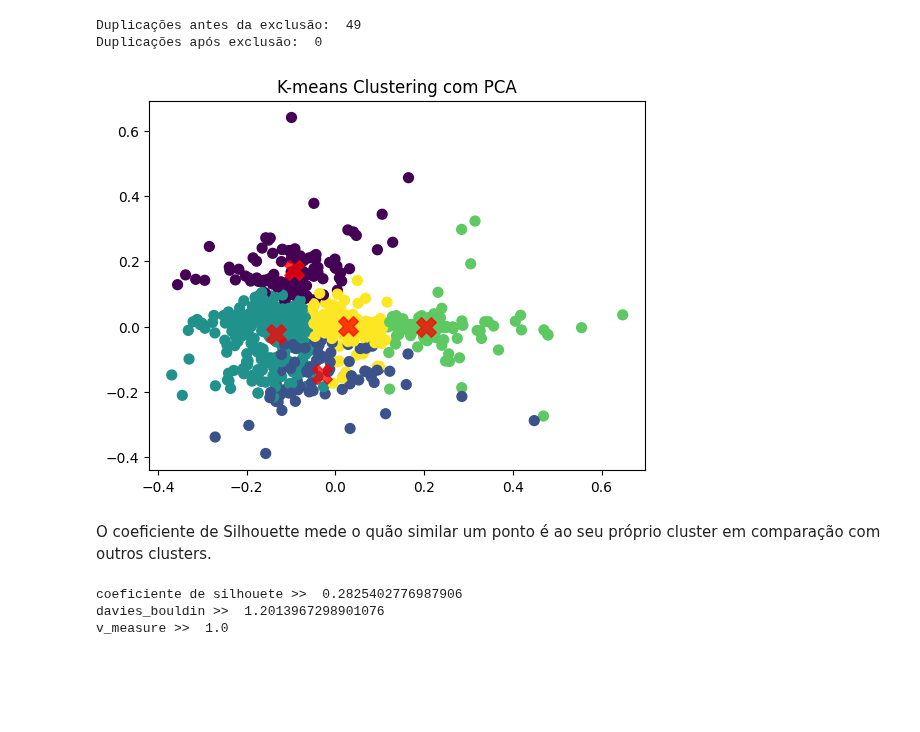
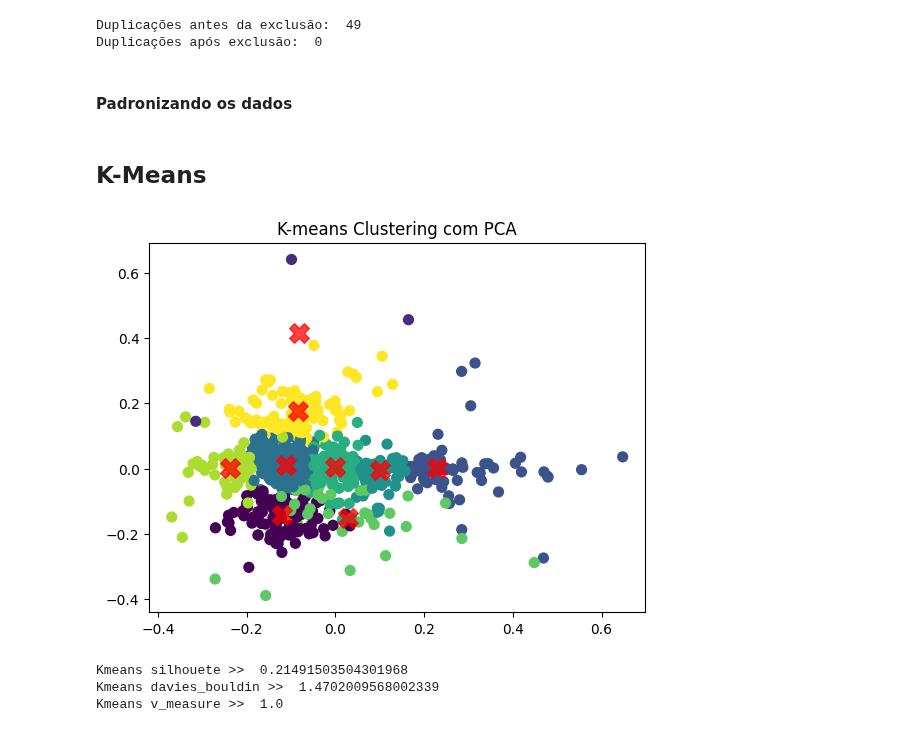
Before and after one commit to lucasousa/classifiers-learning, a Jupyter notebook: clustering.ipynb, the cells around one changed output. Saved outputs shown, nothing was run; the diff lists cells and outputs as text; code cells hidden in the pictures; blank space fills up the shorter version.

Commit message:
add clustering algorithms to compare

```diff
--- a/clustering.ipynb
+++ b/clustering.ipynb
@@ -54,7 +56,7 @@ dataset = dataset.drop('Diagnosis', axis=1)
 def euclidean_distance(point1, point2):
     return sum((p1 - p2) ** 2 for p1, p2 in zip(point1, point2)) ** 0.5
 # %%
-def kmeans(df, k, max_iterations=10):
+def kmeans(df, k, max_iterations=1000):
     points = df.values.tolist()
     centroids = random.sample(points, k)
 
@@ -87,3 +89,5 @@ def predict(new_points, centroids):
         distances = [euclidean_distance(point, centroid) for centroid in centroids]
         predictions.append(distances.index(min(distances)))
     return predictions
+# %% [markdown]
+#### Padronizando os dados
@@ -90,33 +98,26 @@ def predict(new_points, centroids):
+# %% [markdown]
+## K-Means
 # %%
-mm = MinMaxScaler()
-df_to_kmeans=mm.fit_transform(dataset)
-dataset = pd.DataFrame(df_to_kmeans,columns=dataset.columns )
-
-k = 5
+k = 9
 centroids, labels = kmeans(dataset, k)
 y_kmeans = predict(dataset.values.tolist(), centroids)
 
 pca = PCA(n_components=2)
 df_pca = pca.fit_transform(dataset)
 plt.scatter(df_pca[:, 0], df_pca[:, 1], c=y_kmeans, s=50, cmap='viridis')
 centers = pca.transform(centroids)
 plt.scatter(centers[:, 0], centers[:, 1], c='red', s=200, alpha=0.75, marker='X')
-# plt.xlabel('Componente 1')
-# plt.ylabel('Componene 2')
 plt.title('K-means Clustering com PCA')
 plt.show()
+
+coeficiente_silhueta = silhouette_score(dataset, labels)
+davies_bouldin = davies_bouldin_score(dataset, labels)
+v_measure = v_measure_score(labels, y_kmeans)
+print("Kmeans silhouete >> ", coeficiente_silhueta)
+print("Kmeans davies_bouldin >> ", davies_bouldin)
+print("Kmeans v_measure >> ", v_measure)
 # %% [output]
-[figure, old version]
+[figure, new version]
+Kmeans silhouete >>  0.21491503504301968
+Kmeans davies_bouldin >>  1.4702009568002339
+Kmeans v_measure >>  1.0
-# %% [markdown]
-O coeficiente de Silhouette mede o quão similar um ponto é ao seu próprio cluster em comparação com outros clusters.
-# %%
-coeficiente_silhueta = silhouette_score(dataset, labels)
-davies_bouldin = davies_bouldin_score(dataset, labels)
-v_measure = v_measure_score(labels, y_kmeans)
-print("coeficiente de silhouete >> ", coeficiente_silhueta)
-print("davies_bouldin >> ", davies_bouldin)
-print("v_measure >> ", v_measure)
-# %% [output]
-coeficiente de silhouete >>  0.2825402776987906
-davies_bouldin >>  1.2013967298901076
-v_measure >>  1.0
```
Also changed, not shown: parts of 9 cells of this notebook.
